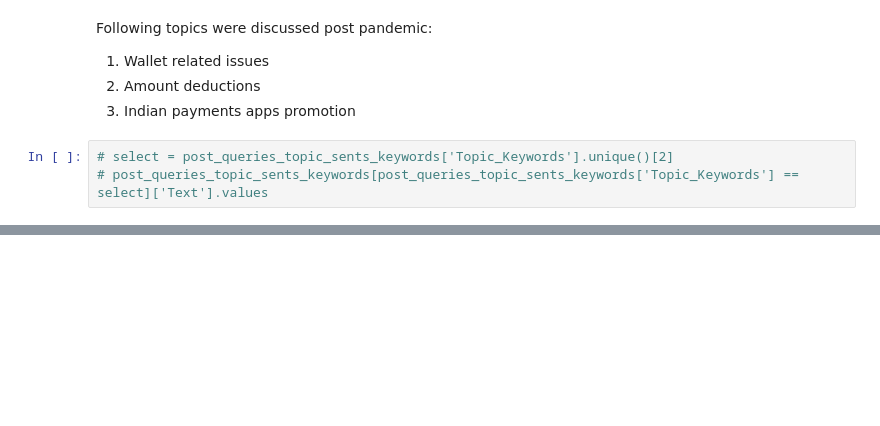
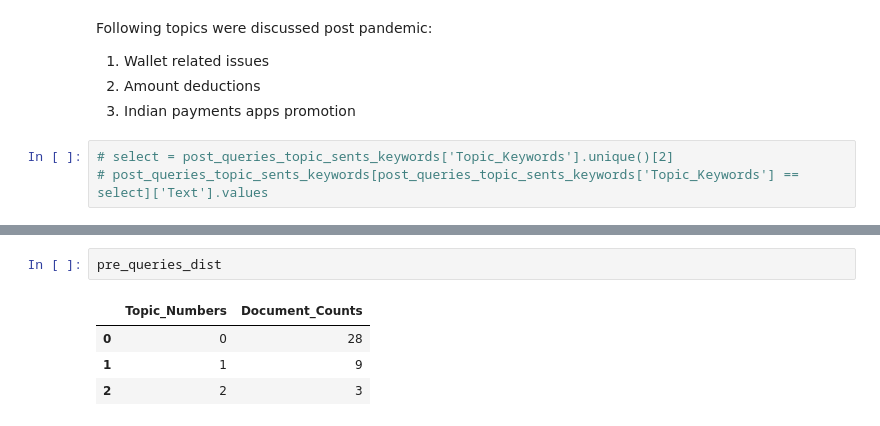
Before and after one commit to patilpushkarp/comp, a Jupyter notebook: comp/docs/individual/fintech/response_mobikwik.ipynb, the cells around one changed output, grey strips where cells are left out. Cells and saved outputs as stored; diff of their text form; blank space fills up the shorter version.

```diff
--- a/comp/docs/individual/fintech/response_mobikwik.ipynb
+++ b/comp/docs/individual/fintech/response_mobikwik.ipynb
@@ -313,0 +321,7 @@ distutils Version classes are deprecated. Use packaging.version instead.
+# %%
+pre_queries_dist
+# %% [output]
+|  | Topic_Numbers | Document_Counts |
+| 0 | 0 | 28 |
+| 1 | 1 | 9 |
+| 2 | 2 | 3 |
```
Also changed, not shown: parts of 9 cells of this notebook, 38 other files.
